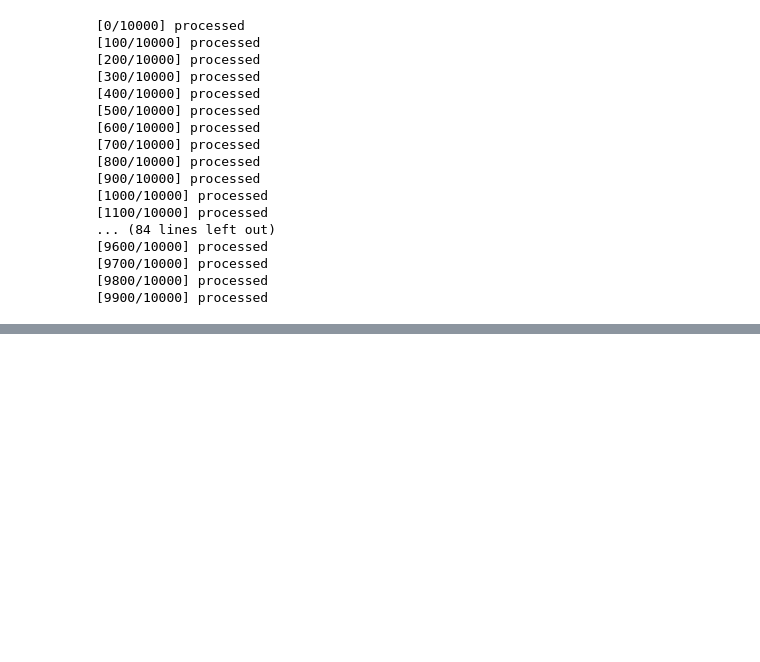
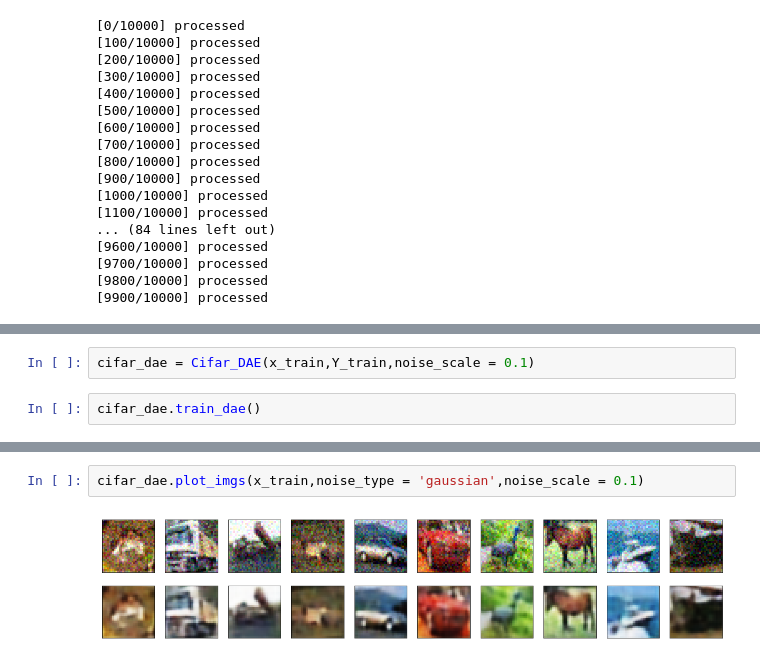
Before and after one commit to psr6275/Projected-Autoencoder, a Jupyter notebook: jupyter/cifar10_clf.ipynb, the cells around one changed output, grey strips where cells are left out. Drawn from its saved outputs; the diff is of its cells as text; blank space fills up the shorter version.

Commit message:
cifar_dae.py draft complete

```diff
--- a/jupyter/cifar10_clf.ipynb
+++ b/jupyter/cifar10_clf.ipynb
@@ -88,0 +92,4 @@ cifar_cnn.targeted_attack(x_test,Y_test,file_name = 'cifar10_adv')
+# %%
+cifar_dae = Cifar_DAE(x_train,Y_train,noise_scale = 0.1)
+# %%
+cifar_dae.train_dae()
@@ -88,0 +114,4 @@ cifar_cnn.targeted_attack(x_test,Y_test,file_name = 'cifar10_adv')
+# %%
+cifar_dae.plot_imgs(x_train,noise_type = 'gaussian',noise_scale = 0.1)
+# %% [output]
+[figure, added]
```
Also changed, not shown: parts of 3 cells of this notebook, 3 other files.
